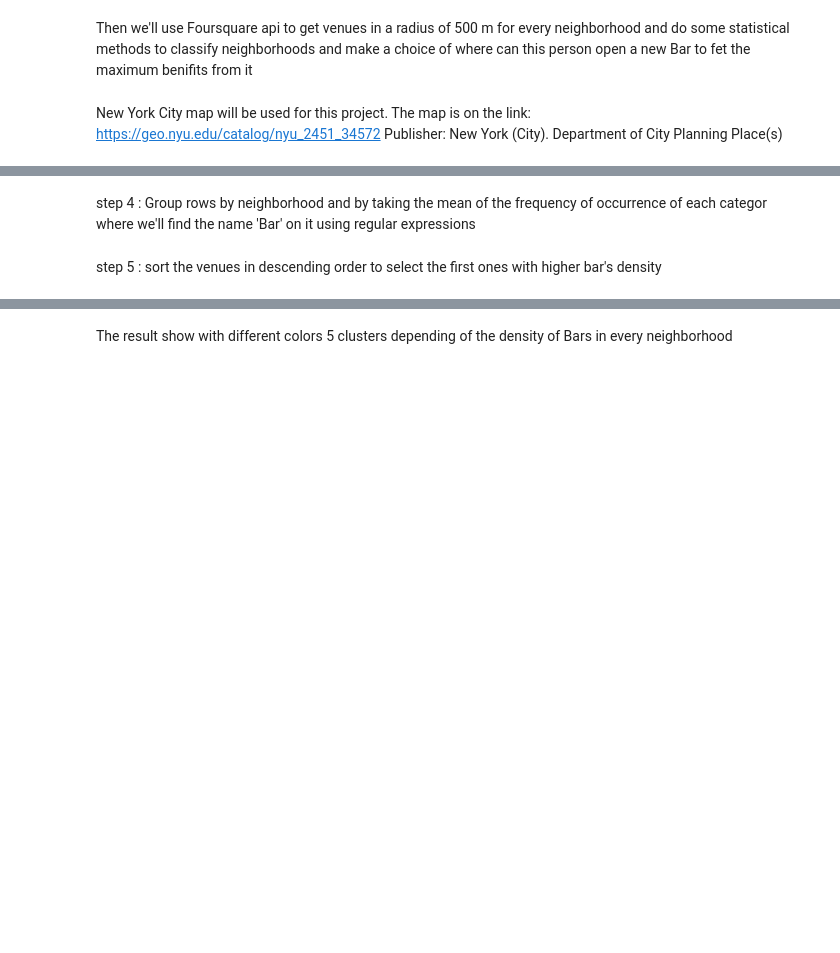
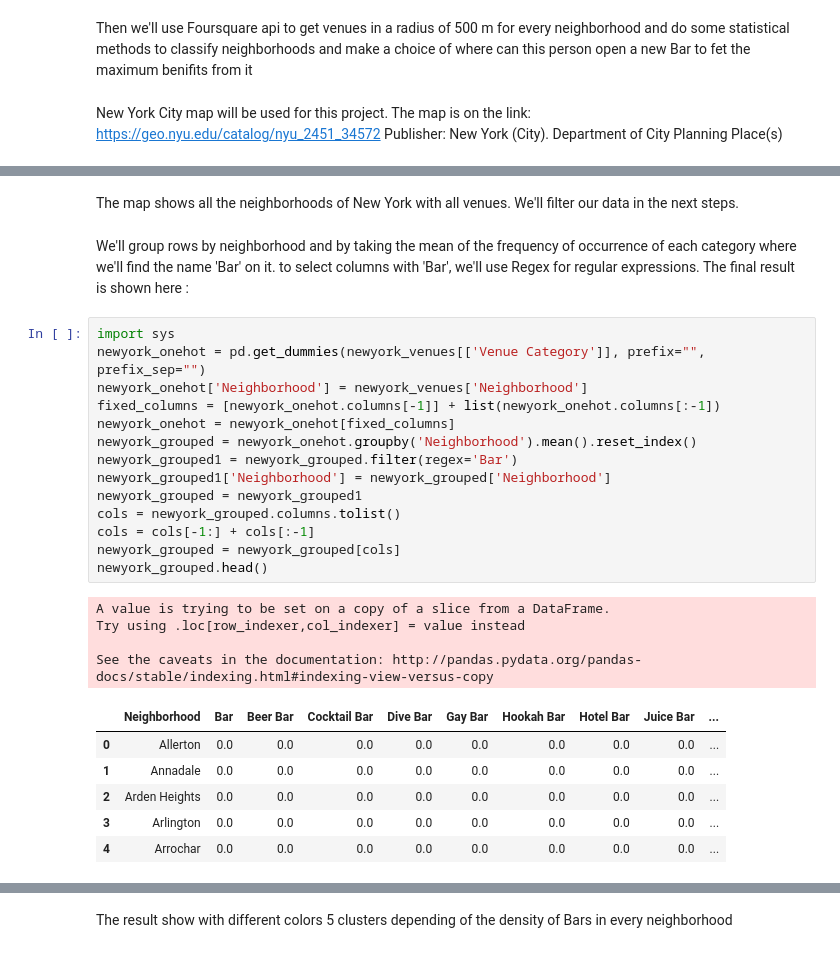
Before and after one commit to MehdiAzough/Coursera_Capstone, a Jupyter notebook: Final report.ipynb, the cells around one changed output, grey strips where cells are left out. Cells and saved outputs as stored; diff of their text form; blank space fills up the shorter version.

```diff
--- a/Final report.ipynb
+++ b/Final report.ipynb
@@ -34,4 +180,30 @@ step 3 : use Foursquare Api to get venues in every neighborhood of new york
+# %% [markdown]
+The map shows all the neighborhoods of New York with all venues. We'll filter our data in the next steps.
 # %% [markdown]
-step 4 : Group rows by neighborhood and by taking the mean of the frequency of occurrence of each categor where we'll find the name 'Bar' on it using regular expressions
+We'll group rows by neighborhood and by taking the mean of the frequency of occurrence of each category where we'll find the name 'Bar' on it.
+to select columns with 'Bar', we'll use Regex for regular expressions. The final result is shown here :
-# %% [markdown]
-step 5 : sort the venues in descending order to select the first ones with higher bar's density
+# %%
+import sys
+newyork_onehot = pd.get_dummies(newyork_venues[['Venue Category']], prefix="", prefix_sep="")
+newyork_onehot['Neighborhood'] = newyork_venues['Neighborhood']
+fixed_columns = [newyork_onehot.columns[-1]] + list(newyork_onehot.columns[:-1])
+newyork_onehot = newyork_onehot[fixed_columns]
+newyork_grouped = newyork_onehot.groupby('Neighborhood').mean().reset_index()
+newyork_grouped1 = newyork_grouped.filter(regex='Bar')
+newyork_grouped1['Neighborhood'] = newyork_grouped['Neighborhood']
+newyork_grouped = newyork_grouped1
+cols = newyork_grouped.columns.tolist()
+cols = cols[-1:] + cols[:-1]
+newyork_grouped = newyork_grouped[cols]
+newyork_grouped.head()
+# %% [output]
+A value is trying to be set on a copy of a slice from a DataFrame.
+Try using .loc[row_indexer,col_indexer] = value instead
+
+See the caveats in the documentation: http://pandas.pydata.org/pandas-docs/stable/indexing.html#indexing-view-versus-copy
+|  | Neighborhood | Bar | Beer Bar | Cocktail Bar | Dive Bar | Gay Bar | Hookah Bar | Hotel Bar | Juice Bar | ... |
+| 0 | Allerton | 0.0 | 0.0 | 0.0 | 0.0 | 0.0 | 0.0 | 0.0 | 0.0 | ... |
+| 1 | Annadale | 0.0 | 0.0 | 0.0 | 0.0 | 0.0 | 0.0 | 0.0 | 0.0 | ... |
+| 2 | Arden Heights | 0.0 | 0.0 | 0.0 | 0.0 | 0.0 | 0.0 | 0.0 | 0.0 | ... |
+| 3 | Arlington | 0.0 | 0.0 | 0.0 | 0.0 | 0.0 | 0.0 | 0.0 | 0.0 | ... |
+| 4 | Arrochar | 0.0 | 0.0 | 0.0 | 0.0 | 0.0 | 0.0 | 0.0 | 0.0 | ... |
```
Also changed, not shown: parts of 37 cells of this notebook.
